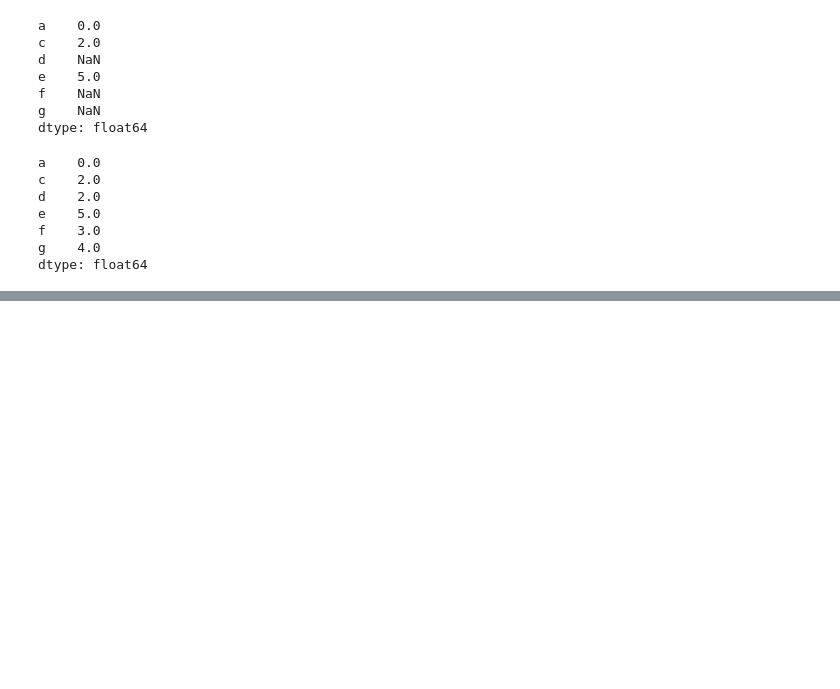
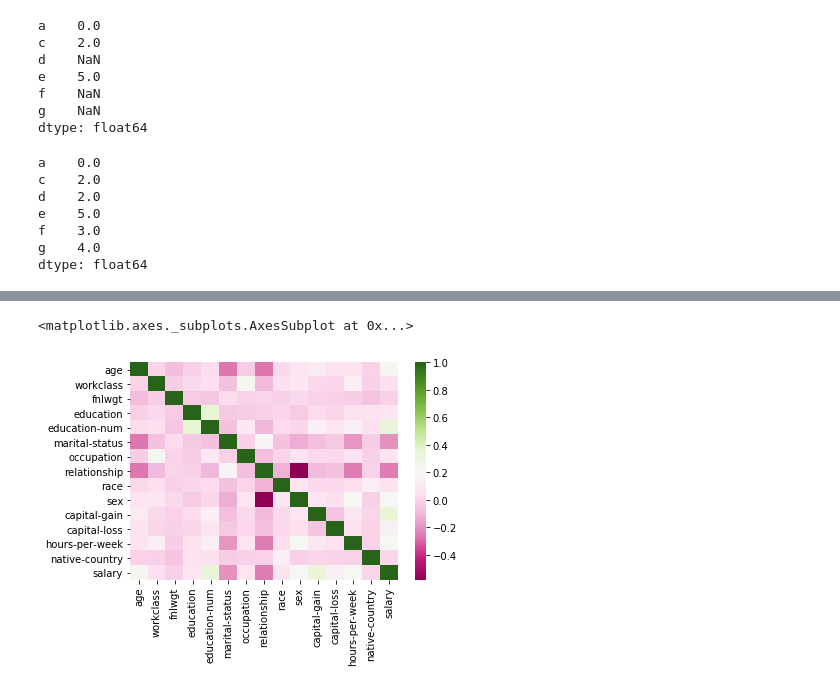
Before and after one commit to venkata14/Uconn-DSC-Workshops, a Jupyter notebook: numpy-pandas-matplotlib-part-2/NumPy_Matplotlib_Pandas-Part-2.ipynb, the cells around one changed output, grey strips where cells are left out. Saved outputs shown, nothing was run; the diff lists cells and outputs as text; code cells hidden in the pictures; blank space fills up the shorter version.

```diff
--- a/numpy-pandas-matplotlib-part-2/NumPy_Matplotlib_Pandas-Part-2.ipynb
+++ b/numpy-pandas-matplotlib-part-2/NumPy_Matplotlib_Pandas-Part-2.ipynb
@@ -692,0 +603,9 @@ AttributeError: 'numpy.ndarray' object has no attribute 'index'
+# %%
+# I am importing Data from a csv. If you have an Excel sheet, use pd.read_excel()
+# Returns a dataframe
+# You know why I had to do the below?
+df = pd.read_table('adult.data.csv', delimiter=',', header=None)
+df.columns = ['age', 'workclass','fnlwgt','education','education-num','marital-status','occupation','relationship','race','sex',
+              'capital-gain','capital-loss','hours-per-week','native-country','salary']
+# View top 5
+df.head()
@@ -692,0 +674,3 @@ AttributeError: 'numpy.ndarray' object has no attribute 'index'
+# %%
+df.drop_duplicates(inplace=True)
+df.duplicated().sum()
@@ -692,0 +755,5 @@ AttributeError: 'numpy.ndarray' object has no attribute 'index'
+# %%
+from sklearn.preprocessing import LabelEncoder
+
+le = LabelEncoder()
+encoded_series = df[df.columns[:]].apply(le.fit_transform)
@@ -692,0 +776,7 @@ AttributeError: 'numpy.ndarray' object has no attribute 'index'
+# %%
+import seaborn as sns
+
+sns.heatmap(encoded_series.corr(), cmap="PiYG")
+# %% [output]
+<matplotlib.axes._subplots.AxesSubplot at 0x...>
+[figure, added]
```
Also changed, not shown: parts of 106 cells of this notebook.
